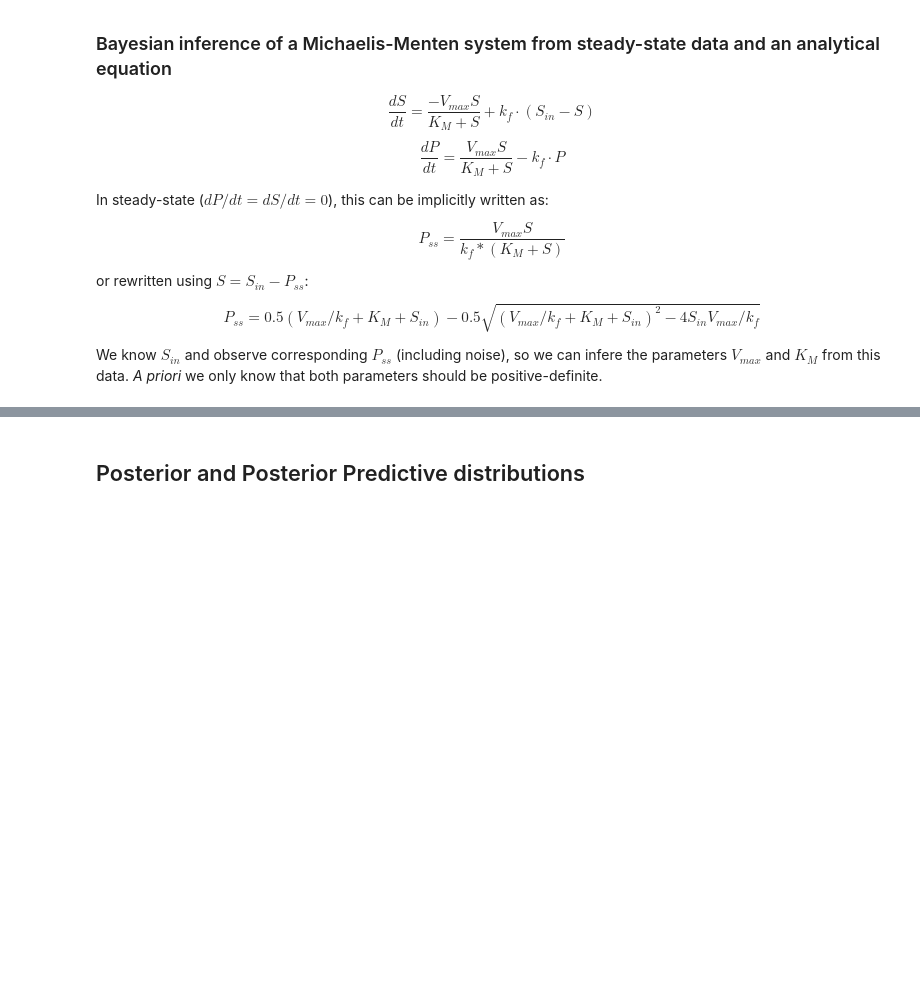
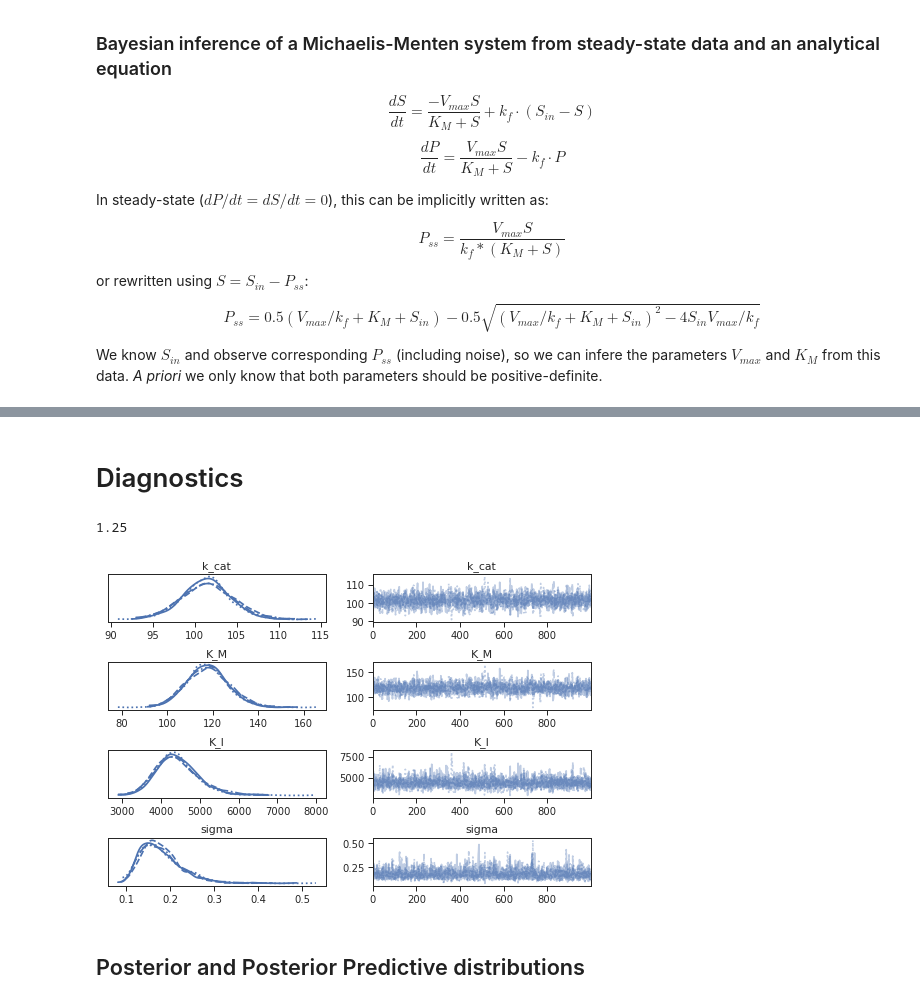
Before and after one commit to huckgroup/Bayesian-enzymatic-networks_manuscript_2022, a Jupyter notebook: notebooks/fig_correlations.ipynb, the cells around one changed output, grey strips where cells are left out. Drawn from its saved outputs; the diff is of its cells as text; code cells hidden in the pictures; blank space fills up the shorter version.

Commit message:
for each main text figure generate plots and figures for diagnostics

```diff
--- a/notebooks/fig_correlations.ipynb
+++ b/notebooks/fig_correlations.ipynb
@@ -176,0 +179,2 @@ Sampling 4 chains for 1_000 tune and 1_000 draw iterations (4_000 + 4_000 draws
+# %% [markdown]
+# Diagnostics
@@ -177,3 +192,13 @@ Sampling 4 chains for 1_000 tune and 1_000 draw iterations (4_000 + 4_000 draws
+# %%
+5/4
+# %% [output]
+1.25
+# %%
+az.plot_trace(idata, filter_vars='like', figsize=(7, 5))
+plt.tight_layout()
+savefig("correlations_traces")
+# %% [output]
+[figure, added]
 # %% [markdown]
 ## Posterior and Posterior Predictive distributions
 # %%
```
Also changed, not shown: parts of 3 cells of this notebook, 30 other files.
